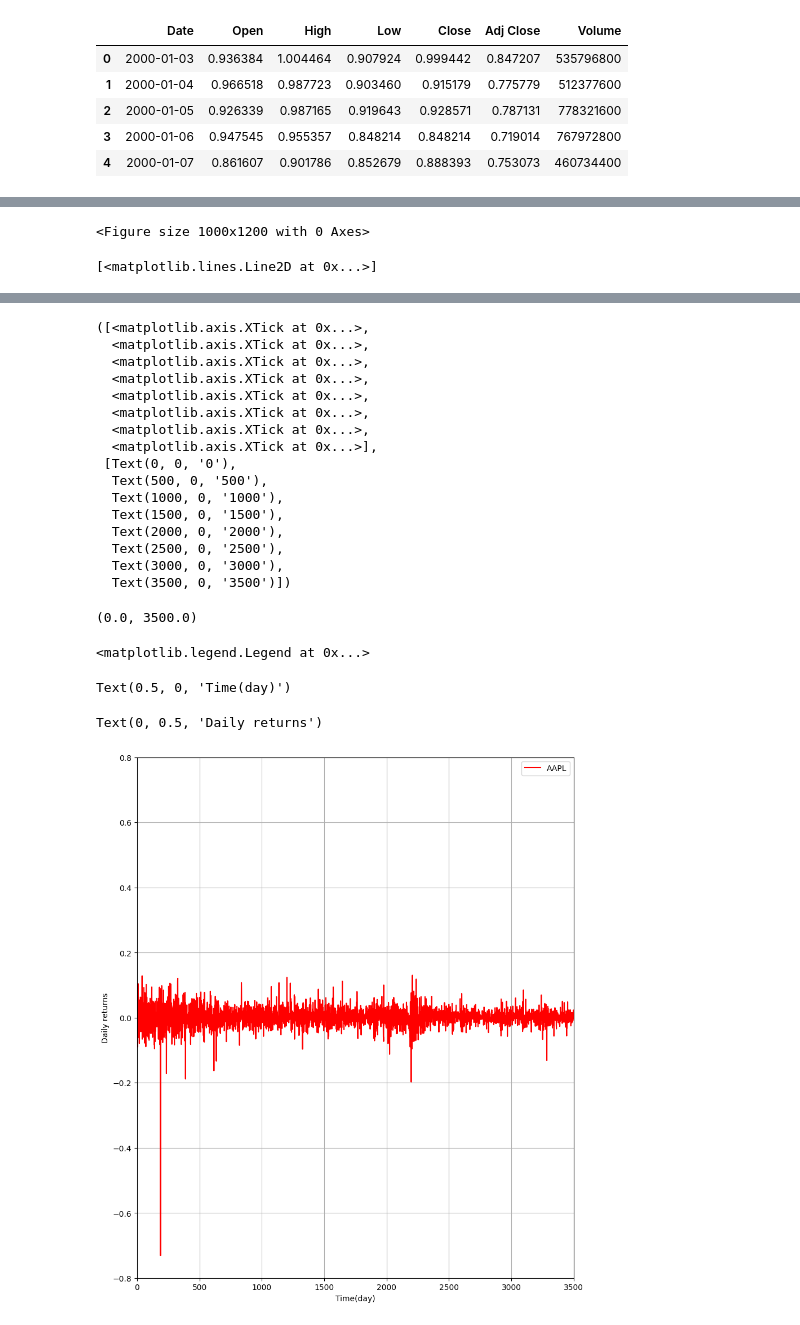
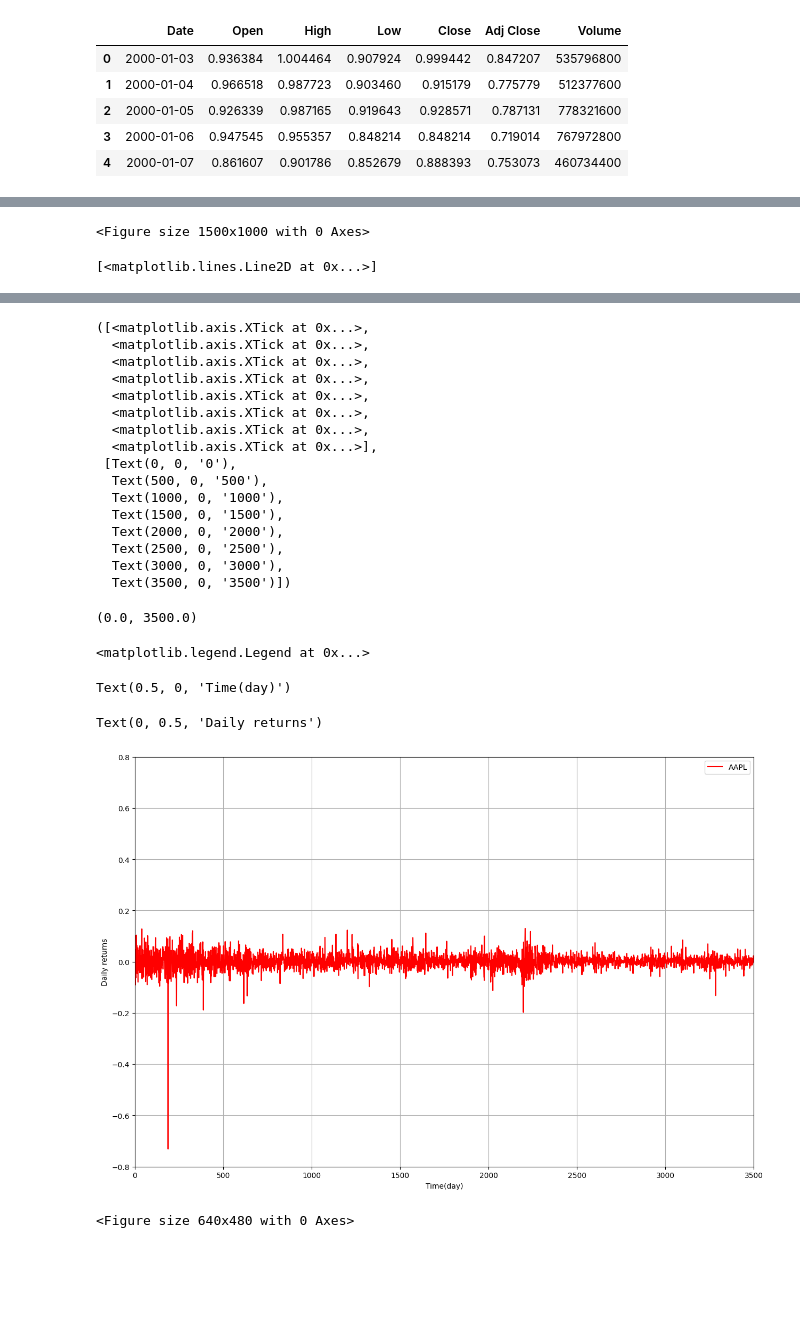
Before and after one commit to easyDong19/intern_project, a Jupyter notebook: EDA.ipynb, the cells around one changed output, grey strips where cells are left out. Cells and saved outputs as stored; diff of their text form; code cells hidden in the pictures; blank space fills up the shorter version.

```diff
--- a/EDA.ipynb
+++ b/EDA.ipynb
@@ -29,7 +29,7 @@ GSPC_data.head()
 # %%
 import matplotlib.pyplot as plt
 
-plt.figure(figsize=(10,12))
+plt.figure(figsize=(15,10))
 plt.plot(AAPL_data['log_Return'], label='AAPL', color='red')
 
 plt.yticks(np.arange(-0.8,1,0.2))
@@ -42,10 +42,11 @@ plt.grid(True)
 plt.legend()
 plt.xlabel('Time(day)')
 plt.ylabel('Daily returns')
+plt.savefig('그래프1.png')
 
 plt.show()
 # %% [output]
-<Figure size 1000x1200 with 0 Axes>
+<Figure size 1500x1000 with 0 Axes>
 [<matplotlib.lines.Line2D at 0x...>]
 ([<matplotlib.axis.YTick at 0x...>,
   <matplotlib.axis.YTick at 0x...>,
@@ -58,31 +59,32 @@ plt.show()
   <matplotlib.axis.YTick at 0x...>],
  [Text(0, -0.8, '−0.8'),
   Text(0, -0.6000000000000001, '−0.6'),
   Text(0, -0.40000000000000013, '−0.4'),
   Text(0, -0.20000000000000018, '−0.2'),
   Text(0, -2.220446049250313e-16, '0.0'),
   Text(0, 0.19999999999999973, '0.2'),
   Text(0, 0.3999999999999997, '0.4'),
   Text(0, 0.5999999999999996, '0.6'),
   Text(0, 0.7999999999999996, '0.8')])
 ([<matplotlib.axis.XTick at 0x...>,
   <matplotlib.axis.XTick at 0x...>,
   <matplotlib.axis.XTick at 0x...>,
   <matplotlib.axis.XTick at 0x...>,
   <matplotlib.axis.XTick at 0x...>,
   <matplotlib.axis.XTick at 0x...>,
   <matplotlib.axis.XTick at 0x...>,
   <matplotlib.axis.XTick at 0x...>],
  [Text(0, 0, '0'),
   Text(500, 0, '500'),
   Text(1000, 0, '1000'),
   Text(1500, 0, '1500'),
   Text(2000, 0, '2000'),
   Text(2500, 0, '2500'),
   Text(3000, 0, '3000'),
   Text(3500, 0, '3500')])
 (0.0, 3500.0)
 <matplotlib.legend.Legend at 0x...>
 Text(0.5, 0, 'Time(day)')
 Text(0, 0.5, 'Daily returns')
-[figure, old version]
+[figure, new version]
+<Figure size 640x480 with 0 Axes>
```
Also changed, not shown: parts of 7 cells of this notebook, 35 other files.
